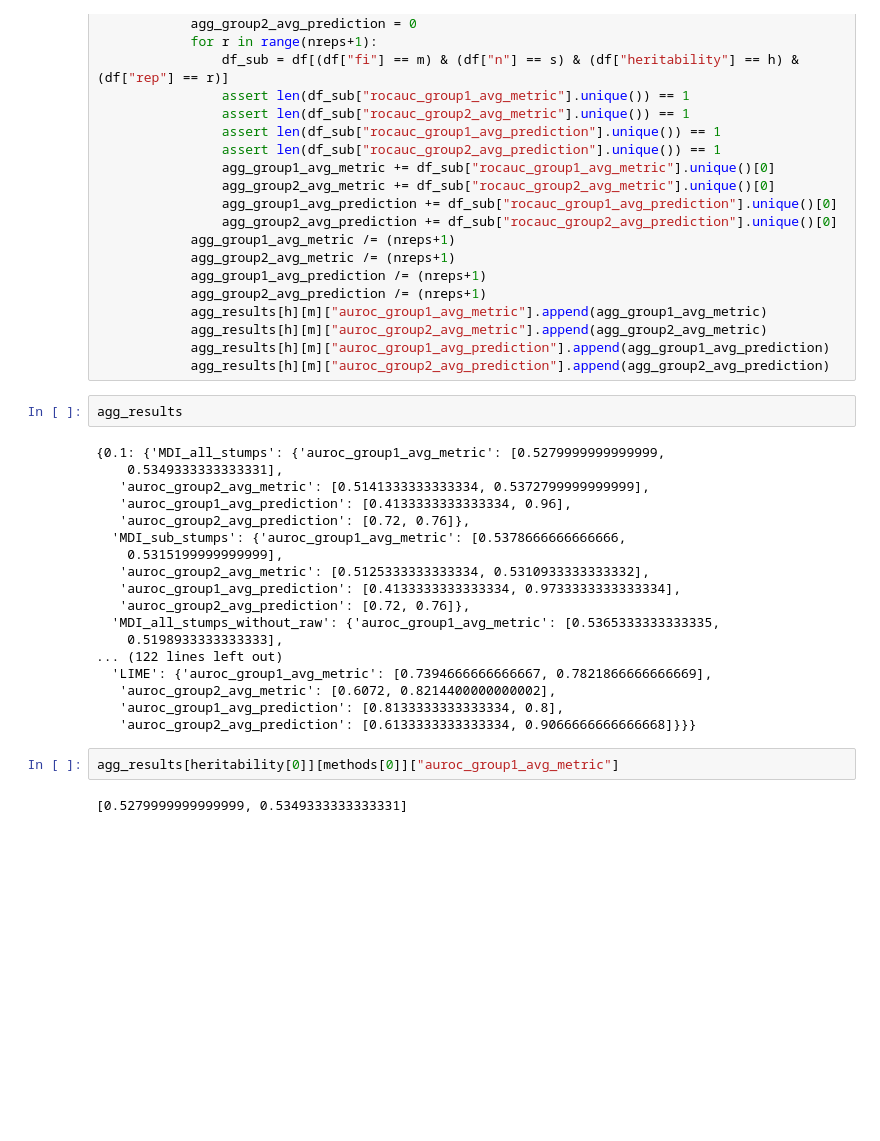
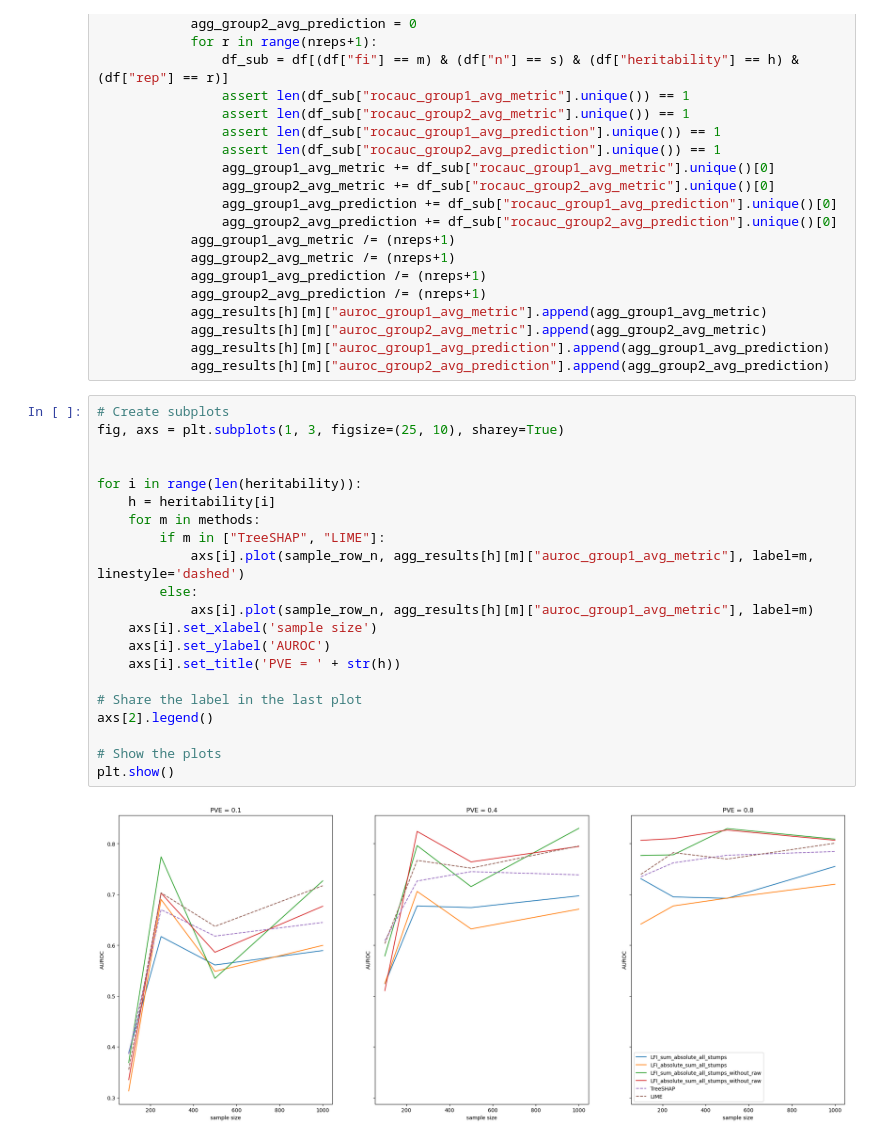
Before and after one commit to Yu-Group/imodels-experiments, a Jupyter notebook: feature_importance/local_MDI_plus_visulization.ipynb, the cells around one changed output. Saved outputs shown, nothing was run; the diff lists cells and outputs as text; blank space fills up the shorter version.

```diff
--- a/feature_importance/local_MDI_plus_visulization.ipynb
+++ b/feature_importance/local_MDI_plus_visulization.ipynb
@@ -91,27 +94,26 @@ for h in heritability:
             agg_results[h][m]["auroc_group2_avg_metric"].append(agg_group2_avg_metric)
             agg_results[h][m]["auroc_group1_avg_prediction"].append(agg_group1_avg_prediction)
             agg_results[h][m]["auroc_group2_avg_prediction"].append(agg_group2_avg_prediction)
-# %%
-agg_results
-# %% [output]
-{0.1: {'MDI_all_stumps': {'auroc_group1_avg_metric': [0.5279999999999999,
-    0.5349333333333331],
-   'auroc_group2_avg_metric': [0.5141333333333334, 0.5372799999999999],
-   'auroc_group1_avg_prediction': [0.4133333333333334, 0.96],
-   'auroc_group2_avg_prediction': [0.72, 0.76]},
-  'MDI_sub_stumps': {'auroc_group1_avg_metric': [0.5378666666666666,
-    0.5315199999999999],
-   'auroc_group2_avg_metric': [0.5125333333333334, 0.5310933333333332],
-   'auroc_group1_avg_prediction': [0.4133333333333334, 0.9733333333333334],
-   'auroc_group2_avg_prediction': [0.72, 0.76]},
-  'MDI_all_stumps_without_raw': {'auroc_group1_avg_metric': [0.5365333333333335,
-    0.5198933333333333],
-... (122 lines left out)
-  'LIME': {'auroc_group1_avg_metric': [0.7394666666666667, 0.7821866666666669],
-   'auroc_group2_avg_metric': [0.6072, 0.8214400000000002],
-   'auroc_group1_avg_prediction': [0.8133333333333334, 0.8],
-   'auroc_group2_avg_prediction': [0.6133333333333334, 0.9066666666666668]}}}
-# %%
-agg_results[heritability[0]][methods[0]]["auroc_group1_avg_metric"]
-# %% [output]
-[0.5279999999999999, 0.5349333333333331]
+# %%
+# Create subplots
+fig, axs = plt.subplots(1, 3, figsize=(25, 10), sharey=True)
+
+
+for i in range(len(heritability)):
+    h = heritability[i]
+    for m in methods:
+        if m in ["TreeSHAP", "LIME"]:
+            axs[i].plot(sample_row_n, agg_results[h][m]["auroc_group1_avg_metric"], label=m, linestyle='dashed')
+        else:
+            axs[i].plot(sample_row_n, agg_results[h][m]["auroc_group1_avg_metric"], label=m)
+    axs[i].set_xlabel('sample size')
+    axs[i].set_ylabel('AUROC')
+    axs[i].set_title('PVE = ' + str(h))
+
+# Share the label in the last plot
+axs[2].legend()
+
+# Show the plots
+plt.show()
+# %% [output]
+[figure, added]
```
Also changed, not shown: parts of 7 cells of this notebook, 3 other files.
